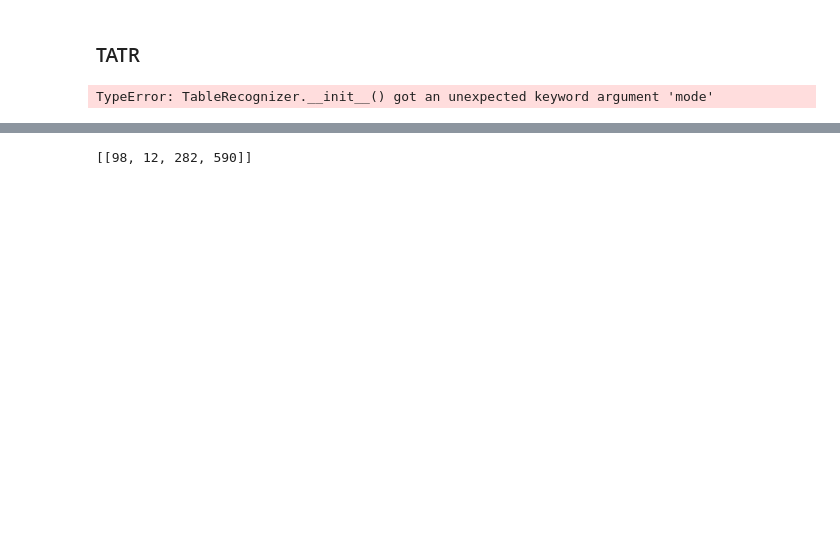
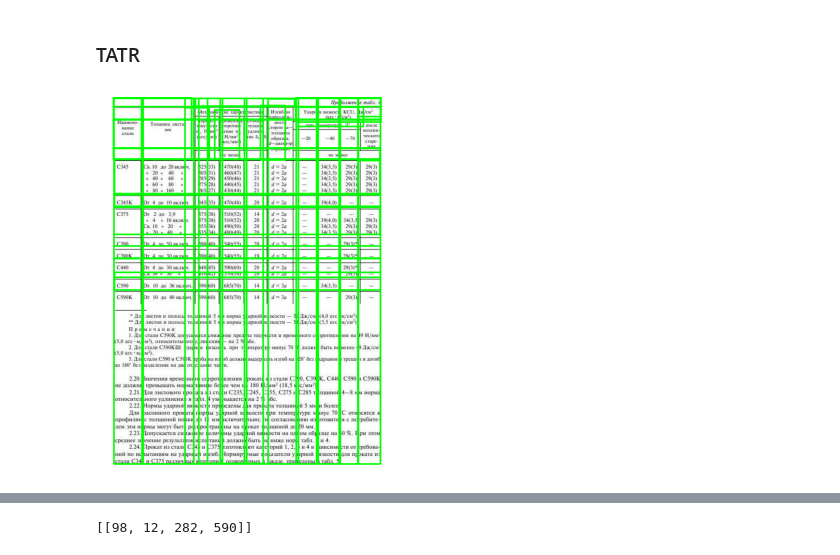
Before and after one commit to DikovAlexandr/TableExtraction, a Jupyter notebook: table_extraction/TableExtraction.ipynb, the cells around one changed output, grey strips where cells are left out. Saved outputs shown, nothing was run; the diff lists cells and outputs as text; code cells hidden in the pictures; blank space fills up the shorter version.

```diff
--- a/table_extraction/TableExtraction.ipynb
+++ b/table_extraction/TableExtraction.ipynb
@@ -182,43 +336,43 @@ print(structure)
 # %%
 from transformer.core import TableRecognizer
 import matplotlib.pyplot as plt
 from PIL import Image
 import numpy as np
 import torch
 import cv2
 import os
 
 m = TableRecognizer(
     checkpoint_path= os.path.join(os.getcwd(), 'transformer', 'TATR-v1.1-All-msft.pth'),
-    mode='detection'
+    mode='structure'
 )
 
 input_folder = os.path.join(os.getcwd(), "input", "cache")
 # input_folder = os.path.join(os.getcwd(), "input")
 
-image = Image.open(os.path.join(input_folder, "000034.jpg")).convert("RGB")
+image = Image.open(os.path.join(input_folder, "000124.jpg")).convert("RGB")
 
 results = m.predict(image_path=image)
 output_image = results["debug_image"]
 
 plt.imshow(output_image)
 plt.axis('off')
 plt.show()
 
-tables_cells = []
+# tables_cells = []
 
-for idx, score in enumerate(results["scores"].tolist()):
-    if score < 0.93:
-        continue
+# for idx, score in enumerate(results["scores"].tolist()):
+#     if score < 0.93:
+#         continue
 
-    xmin, ymin, xmax, ymax = list(map(int, results["boxes"][idx]))
-    tables_cells.append([xmin, ymin, xmax, ymax])
+#     xmin, ymin, xmax, ymax = list(map(int, results["boxes"][idx]))
+#     tables_cells.append([xmin, ymin, xmax, ymax])
 
-# tables_cells = results['boxes'].to(torch.int).tolist()
+# # tables_cells = results['boxes'].to(torch.int).tolist()
 
-print("results", tables_cells)
+# print("results", tables_cells)
 # %% [output]
-TypeError: TableRecognizer.__init__() got an unexpected keyword argument 'mode'
+[figure, added]
 # %%
 # results["scores"].tolist()
 # for label in results["labels"].tolist():
```
Also changed, not shown: parts of 13 cells of this notebook, 40 other files.
